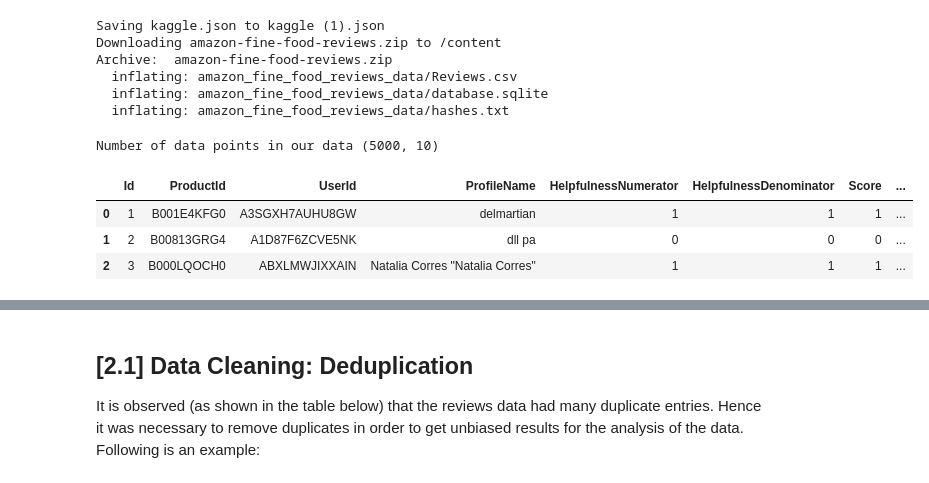
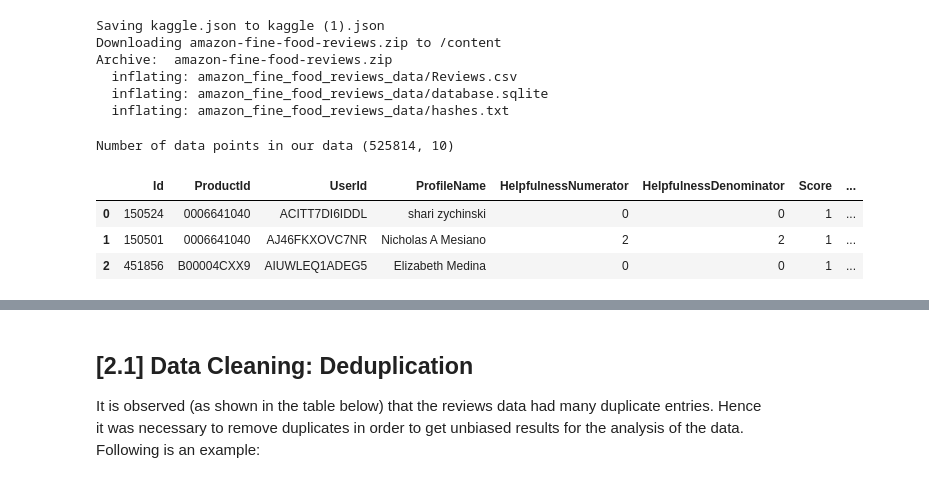
Before and after one commit to data-science-and-machine-learning/amazon-fine-food-reviews-knn, a Jupyter notebook: 03_Amazon_Fine_Food_Reviews_Analysis_KNN.ipynb, the cells around one changed output, grey strips where cells are left out. Drawn from its saved outputs; the diff is of its cells as text; code cells hidden in the pictures.

```diff
--- a/03_Amazon_Fine_Food_Reviews_Analysis_KNN.ipynb
+++ b/03_Amazon_Fine_Food_Reviews_Analysis_KNN.ipynb
@@ -111,32 +111,32 @@ Archive:  amazon-fine-food-reviews.zip
 # %%
 # using SQLite Table to read data.
 con = sqlite3.connect('amazon_fine_food_reviews_data/database.sqlite')
 
 # filtering only positive and negative reviews i.e.
 # not taking into consideration those reviews with Score=3
 # SELECT * FROM Reviews WHERE Score != 3 LIMIT 500000, will give top 500000 data points
 # you can change the number to any other number based on your computing power
 
 # filtered_data = pd.read_sql_query(""" SELECT * FROM Reviews WHERE Score != 3 LIMIT 500000""", con)
 # for tsne assignment you can take 5k data points
 
-filtered_data = pd.read_sql_query(""" SELECT * FROM Reviews WHERE Score != 3 LIMIT 5000""", con)
+filtered_data = pd.read_sql_query(""" SELECT * FROM Reviews WHERE Score != 3 ORDER BY Time ASC""", con)
 
 # Give reviews with Score>3 a positive rating(1), and reviews with a score<3 a negative rating(0).
 def partition(x):
     if x < 3:
         return 0
     return 1
 
 #changing reviews with score less than 3 to be positive and vice-versa
 actualScore = filtered_data['Score']
 positiveNegative = actualScore.map(partition)
 filtered_data['Score'] = positiveNegative
 print("Number of data points in our data", filtered_data.shape)
 filtered_data.head(3)
 # %% [output]
-Number of data points in our data (5000, 10)
+Number of data points in our data (525814, 10)
 |  | Id | ProductId | UserId | ProfileName | HelpfulnessNumerator | HelpfulnessDenominator | Score | ... |
-| 0 | 1 | B001E4KFG0 | A3SGXH7AUHU8GW | delmartian | 1 | 1 | 1 | ... |
-| 1 | 2 | B00813GRG4 | A1D87F6ZCVE5NK | dll pa | 0 | 0 | 0 | ... |
-| 2 | 3 | B000LQOCH0 | ABXLMWJIXXAIN | Natalia Corres "Natalia Corres" | 1 | 1 | 1 | ... |
+| 0 | 150524 | 0006641040 | ACITT7DI6IDDL | shari zychinski | 0 | 0 | 1 | ... |
+| 1 | 150501 | 0006641040 | AJ46FKXOVC7NR | Nicholas A Mesiano | 2 | 2 | 1 | ... |
+| 2 | 451856 | B00004CXX9 | AIUWLEQ1ADEG5 | Elizabeth Medina | 0 | 0 | 1 | ... |
```
Also changed, not shown: parts of 25 cells of this notebook.
